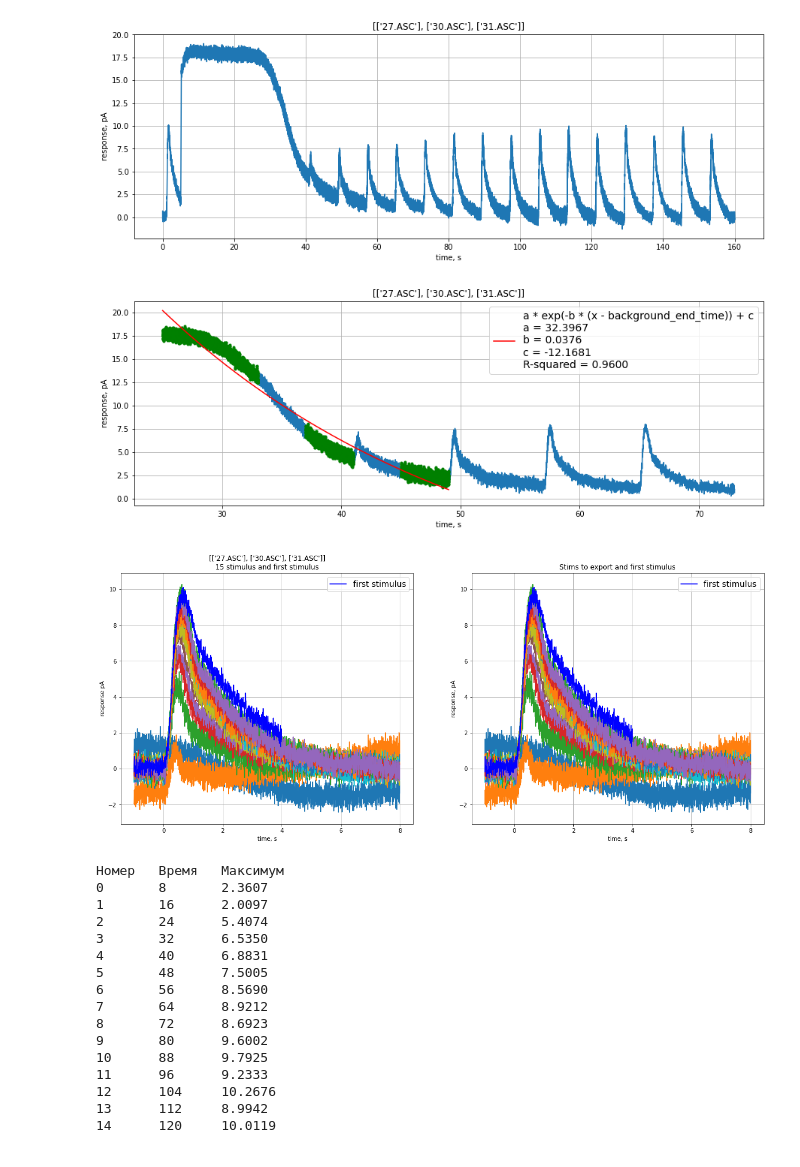
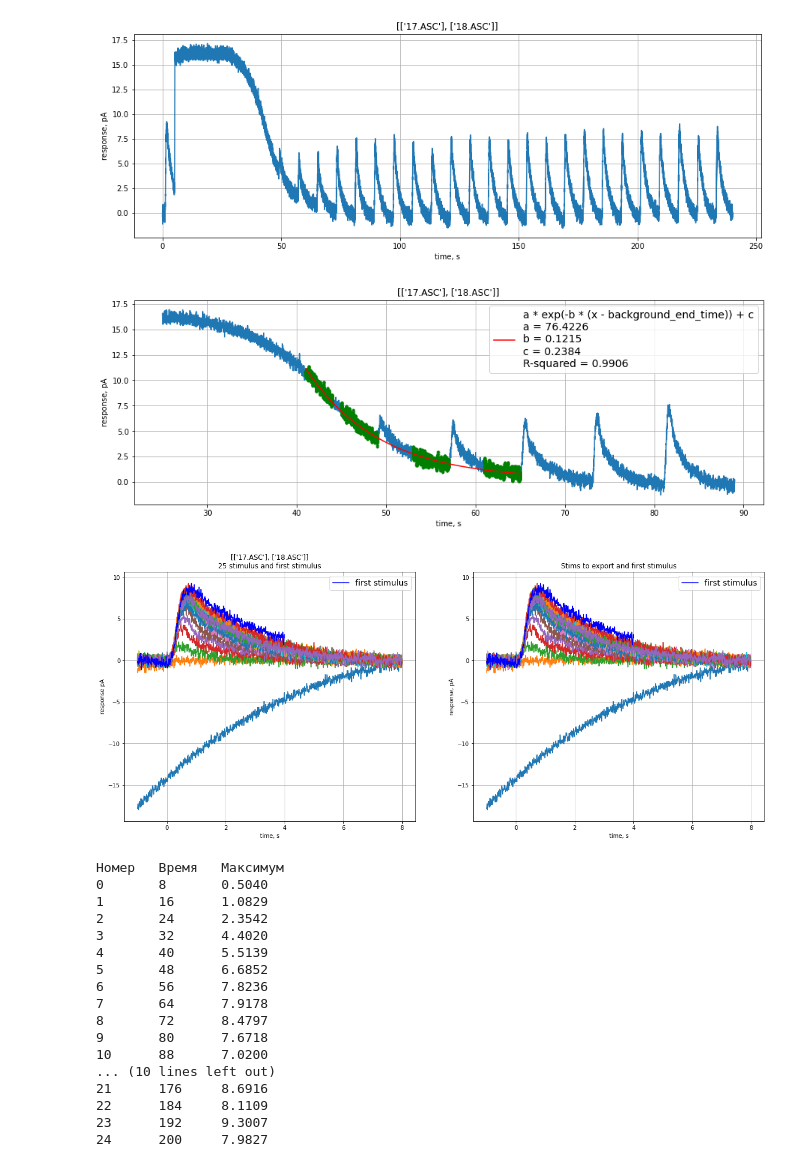
Before and after one commit to AndreiZherder/adaptation-memory, a Jupyter notebook: frog-rod.ipynb, the cells around one changed output. Saved outputs shown, nothing was run; the diff lists cells and outputs as text; code cells hidden in the pictures.

Commit message:
frog-rod - group for approximation added if it doesn't overlap with first group

```diff
--- a/frog-rod.ipynb
+++ b/frog-rod.ipynb
@@ -2,7 +2,7 @@
 import matplotlib.pyplot as plt
 import numpy as np
 from scipy import stats, optimize
-#v. 20221208.1
+#v. 20221208.2
 
 filedir = './data/frog-rod/'
 outputdir = './output/frog-rod/'
@@ -10,9 +10,8 @@ outputdir = './output/frog-rod/'
 # файлы, перечисленные в строках, склеиваются
 # каждая строка - это сигнал
 # проводится усреднение (сигналы складываются и сумма делится на количество строк)
-filenames = [['27.ASC'],
-             ['30.ASC'],
-             ['31.ASC'],
+filenames = [['17.ASC'],
+             ['18.ASC'],
             ]
 fs = 500                        # частота дискретизации, Гц
 signal_scale = 1                # коэффициент масштабирования сигнала
@@ -24,8 +23,8 @@ background_duration = 20        # длительность фоновой зас
 sign = 1                        # полярность {1:'стимулы вверх', -1:'стимулы вниз'}
 stims_to_delete = []            # номера неудачных стимулов (перечислить через запятую)
 stims_to_export = []            # номера стимулов для экспорта в файл (пример: [(0, 2), 25] - с 0 по 2, 25)
-stims_on_exp_cnt = 2            # количество стимулов, участвующих в аппроксимации нисходящей экспоненты после окончания засветки
-first_segment_on_exp = []       # первый отрезок, использующийся для аппроксимации экспоненты после выключения засветки (пример [41, 43]), с
+stims_on_exp_cnt = 4            # количество стимулов, участвующих в аппроксимации нисходящей экспоненты после окончания засветки
+first_segment_on_exp = [41, 44]       # первый отрезок, использующийся для аппроксимации экспоненты после выключения засветки (пример [41, 43]), с
 # начало первого импульса после фоновой засветки
 after_background_start_time = first_stim_start_time + ((background_start_time + background_duration - first_stim_start_time) // period + 1) * period
 background_end_time = background_start_time + background_duration
@@ -65,7 +64,7 @@ ax.set_ylabel('response, ' + signal_unit)
 ax.set_title(filenames)
 ax.grid()
 # %% [output]
-[figure, old version]
+[figure, new version]
 # %%
 # Расчет нисходящей экспоненты
 size = period // 2 * fs # хвост стимула - половина периода
@@ -77,7 +76,7 @@ if not first_segment_on_exp:
     end = after_background_start_time * fs
 else:
     begin = first_segment_on_exp[0] * fs
-    end = min(first_segment_on_exp[1] * fs, after_background_start_time * fs + period * fs - size)
+    end = first_segment_on_exp[1] * fs
 xs = [t[begin:end]]
 ys = [signal[begin:end]]
 
@@ -85,8 +84,9 @@ ys = [signal[begin:end]]
 begin = after_background_start_time * fs + period * fs - size
 end = begin + size
 for i in range(stims_on_exp_cnt):
-    xs.append(t[begin:end])
-    ys.append(signal[begin:end])
+    if begin > xs[0][-1] * fs: # если нет наложения на первую группу точек
+        xs.append(t[begin:end])
+        ys.append(signal[begin:end])
     begin += period * fs
     end = begin + size
 x = np.concatenate(xs)
@@ -104,34 +104,34 @@ exp_a = popt[0]
 exp_b = popt[1]
 exp_c = popt[2]
 begin = background_end_time * fs
 end = after_background_start_time * fs + stims_on_exp_cnt * period * fs
 exponent = func(t[begin:end], *popt)
 rvalue = stats.linregress(y, func(x, *popt)).rvalue
 r_squared = rvalue ** 2
 
 fig, ax = plt.subplots()
 ax.plot(t[begin:end + 3 * period * fs], signal[begin:end + 3 * period * fs]) # кроме экспоненты еще три периода для красоты графика
 ax.plot(x, y, 'g.')
 label = f'''a * exp(-b * (x - background_end_time)) + c
 a = {exp_a:.4f}
 b = {exp_b:.4f}
 c = {exp_c:.4f}
 R-squared = {r_squared:.4f}'''
 if not first_segment_on_exp:
     ax.plot(t[begin:end], exponent, 'r', label=label)
 else:
     begin = first_segment_on_exp[0] * fs
     begin1 = first_segment_on_exp[0] * fs - background_end_time * fs
     ax.plot(t[begin:end], exponent[begin1:end], 'r', label=label)
 fig.set_figwidth(15)
 fig.set_figheight(5)
 ax.set_xlabel('time, s')
 ax.set_ylabel('response, ' + signal_unit)
 ax.set_title(filenames)
 ax.legend(prop={"size": 14})
 ax.grid()
 # %% [output]
-[figure, old version]
+[figure, new version]
 # %%
 # Расчет количества и позиций стимулов
 
@@ -225,7 +225,7 @@ ax2.set_ylabel('response, ' + signal_unit)
 ax2.set_title('Stims to export and first stimulus')
 ax2.grid()
 # %% [output]
-[figure, old version]
+[figure, new version]
 # %%
 # Аппроксимация максимумов стимулов экспонентой
 def func(x, a, b, c):
@@ -242,21 +242,22 @@ for i, (x, stim_maximum) in enumerate(zip(stims_t, stims_maximums)):
     print(f'{i}\t{x}\t{stim_maximum:.4f}')
 # %% [output]
 Номер   Время   Максимум
-0       8       2.3607
-1       16      2.0097
-2       24      5.4074
-3       32      6.5350
-4       40      6.8831
-5       48      7.5005
-6       56      8.5690
-7       64      8.9212
-8       72      8.6923
-9       80      9.6002
-10      88      9.7925
-11      96      9.2333
-12      104     10.2676
-13      112     8.9942
-14      120     10.0119
+0       8       0.5040
+1       16      1.0829
+2       24      2.3542
+3       32      4.4020
+4       40      5.5139
+5       48      6.6852
+6       56      7.8236
+7       64      7.9178
+8       72      8.4797
+9       80      7.6718
+10      88      7.0200
+... (10 lines left out)
+21      176     8.6916
+22      184     8.1109
+23      192     9.3007
+24      200     7.9827
 # %%
 # Удаление неудачных стимулов
 stims_maximums = np.delete(stims_maximums, stims_to_delete)
```
Also changed, not shown: parts of 1 cell of this notebook.
